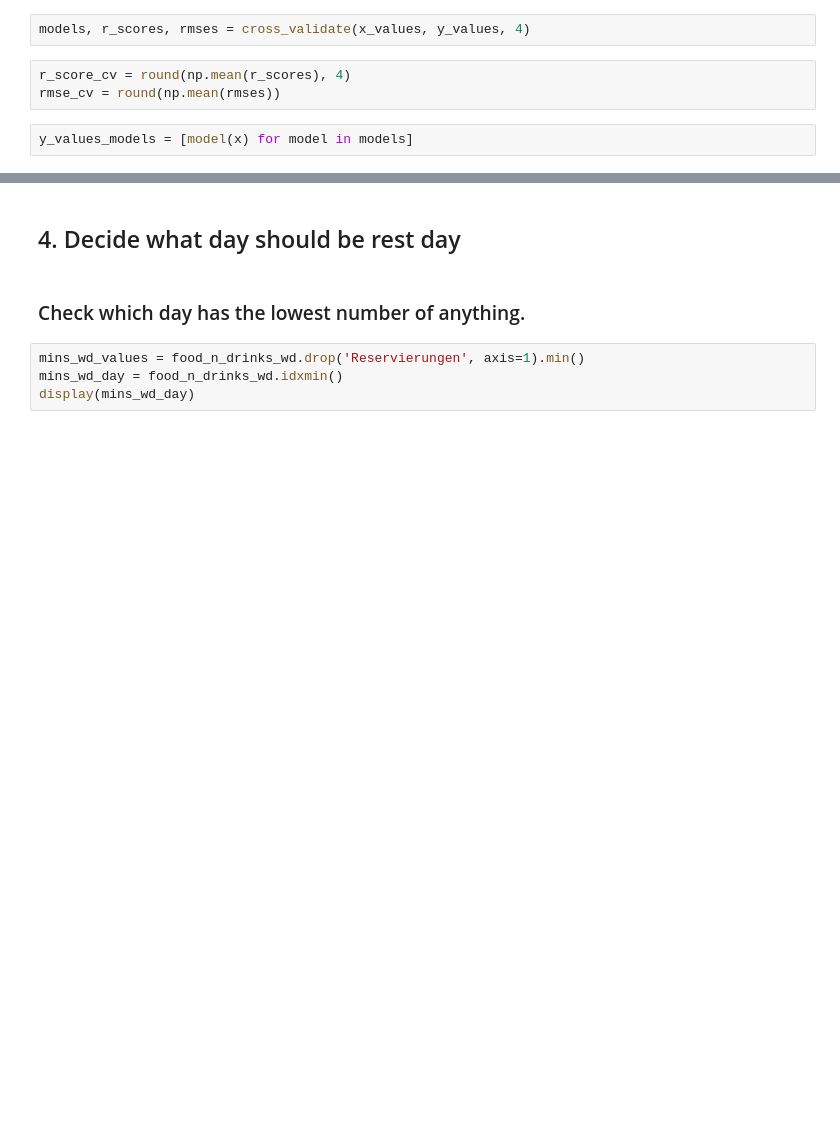
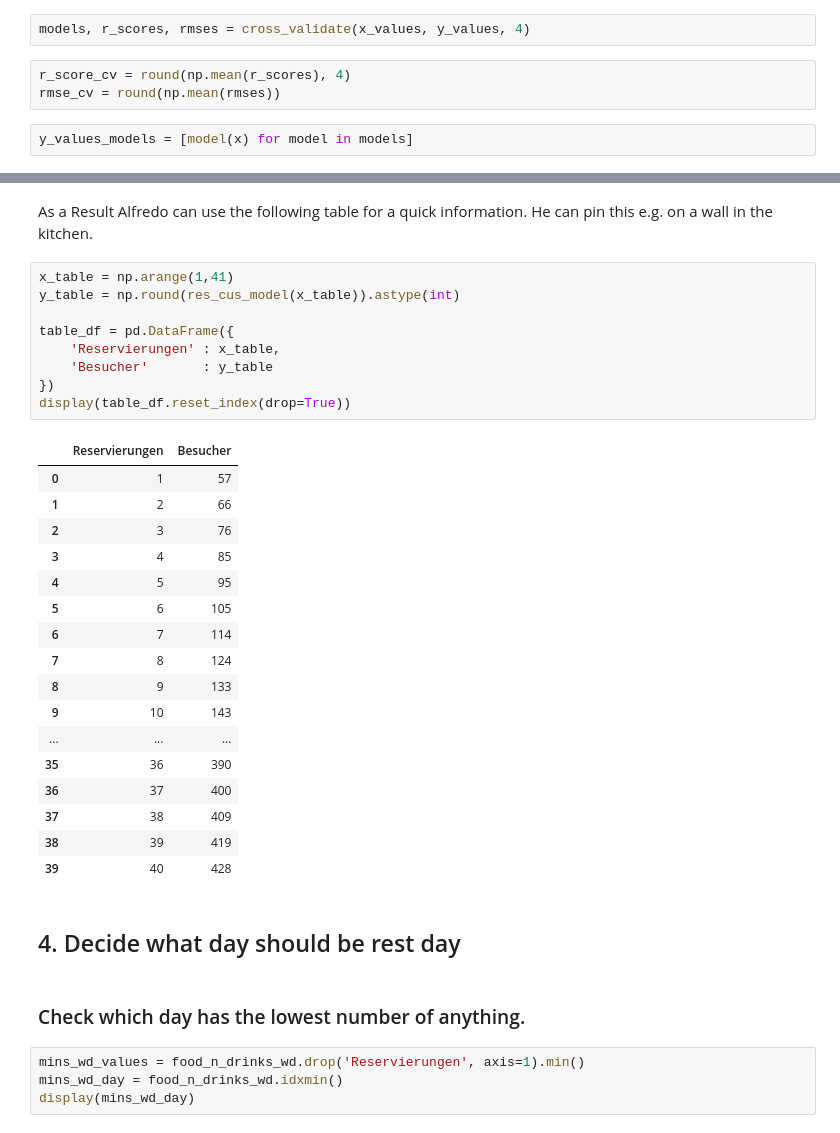
Before and after one commit to xjannis1x/master_ai, a Jupyter notebook: programming_in_python/exam/aufgabe2.ipynb, the cells around one changed output, grey strips where cells are left out. Drawn from its saved outputs; the diff is of its cells as text; blank space fills up the shorter version.

```diff
--- a/programming_in_python/exam/aufgabe2.ipynb
+++ b/programming_in_python/exam/aufgabe2.ipynb
@@ -519,3 +578,32 @@ for ax in [ax_cv, ax_error_band]:
+# %% [markdown]
+As a Result Alfredo can use the following table for a quick information. He can pin this e.g. on a wall in the kitchen.
+# %%
+x_table = np.arange(1,41)
+y_table = np.round(res_cus_model(x_table)).astype(int)
+
+table_df = pd.DataFrame({
+    'Reservierungen' : x_table,
+    'Besucher'       : y_table
+})
+display(table_df.reset_index(drop=True))
+# %% [output]
+|  | Reservierungen | Besucher |
+| 0 | 1 | 57 |
+| 1 | 2 | 66 |
+| 2 | 3 | 76 |
+| 3 | 4 | 85 |
+| 4 | 5 | 95 |
+| 5 | 6 | 105 |
+| 6 | 7 | 114 |
+| 7 | 8 | 124 |
+| 8 | 9 | 133 |
+| 9 | 10 | 143 |
+| ... | ... | ... |
+| 35 | 36 | 390 |
+| 36 | 37 | 400 |
+| 37 | 38 | 409 |
+| 38 | 39 | 419 |
+| 39 | 40 | 428 |
 # %% [markdown]
 ## 4. Decide what day should be rest day
 # %% [markdown]
```
Also changed, not shown: parts of 19 cells of this notebook.
